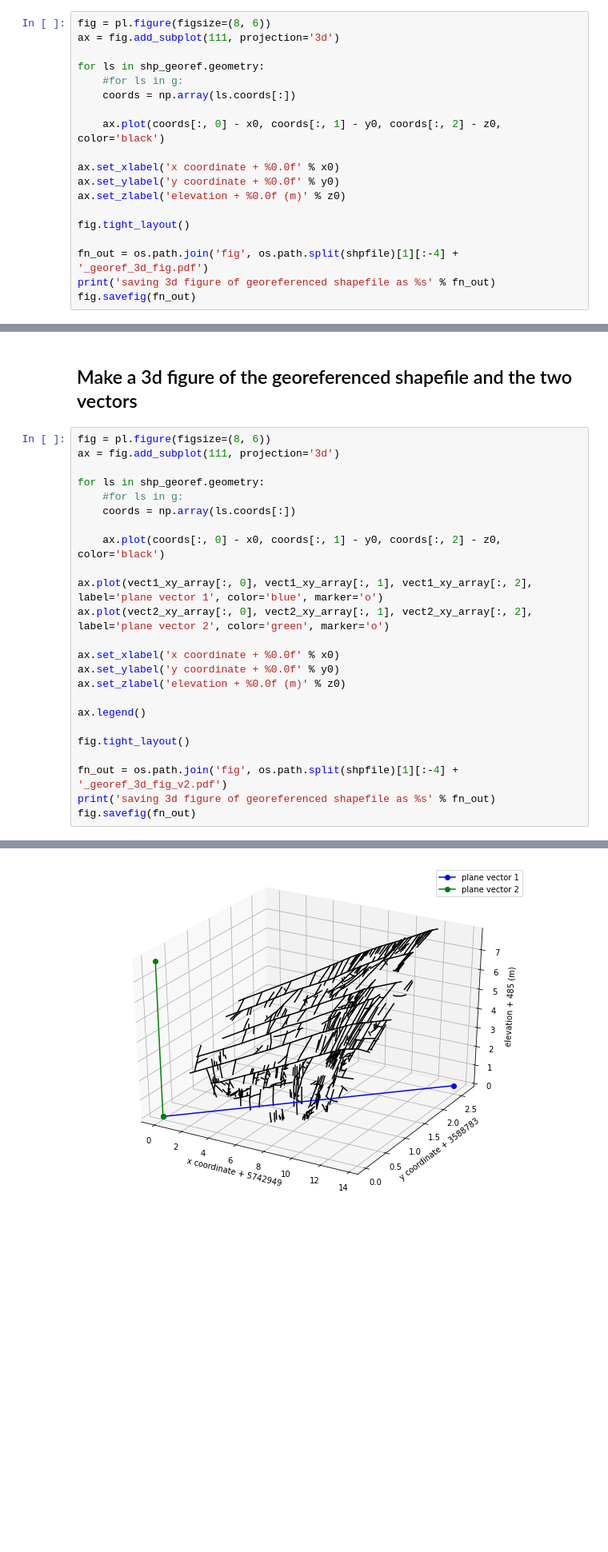
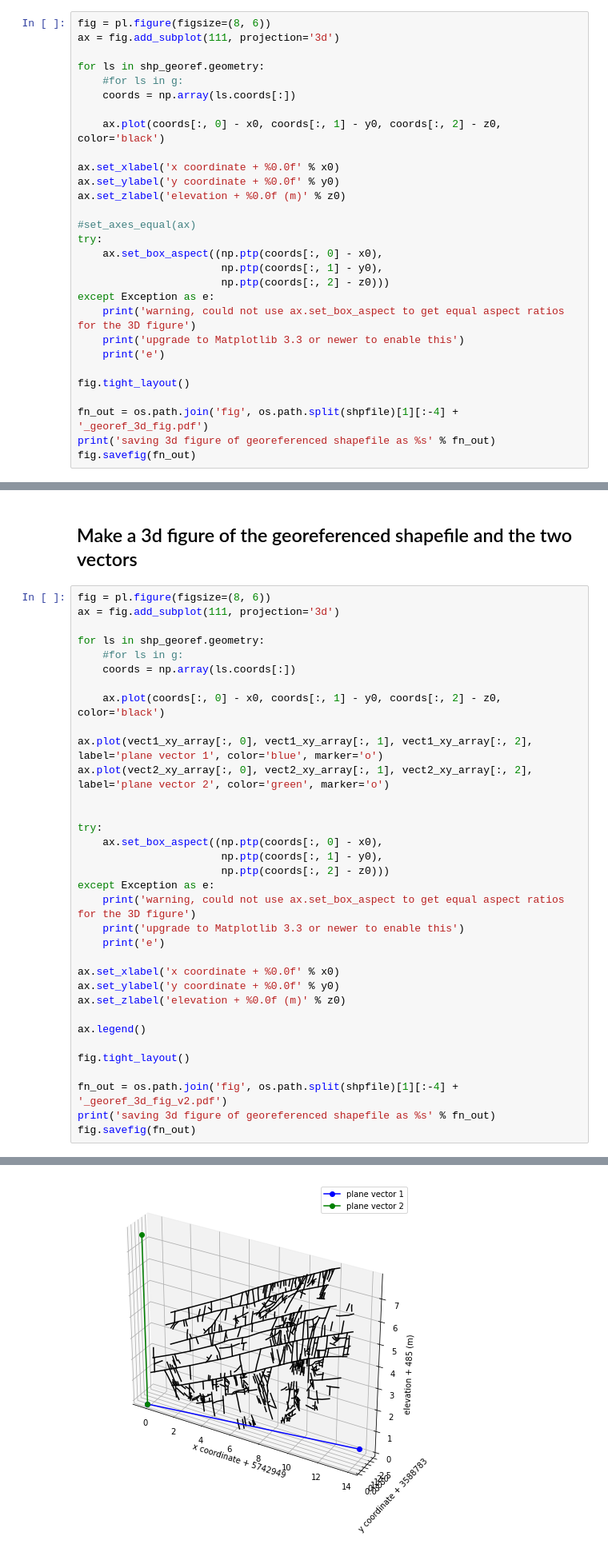
Before and after one commit to ElcoLuijendijk/georef_fracture_traces, a Jupyter notebook: georef_fracture_traces.ipynb, the cells around one changed output, grey strips where cells are left out. Shown: that part at 80% size. Saved outputs shown, nothing was run; the diff lists cells and outputs as text; blank space fills up the shorter version.

```diff
--- a/georef_fracture_traces.ipynb
+++ b/georef_fracture_traces.ipynb
@@ -493,6 +466,16 @@ ax.set_xlabel('x coordinate + %0.0f' % x0)
 ax.set_ylabel('y coordinate + %0.0f' % y0)
 ax.set_zlabel('elevation + %0.0f (m)' % z0)
 
+#set_axes_equal(ax)
+try:
+    ax.set_box_aspect((np.ptp(coords[:, 0] - x0),
+                       np.ptp(coords[:, 1] - y0),
+                       np.ptp(coords[:, 2] - z0)))
+except Exception as e:
+    print('warning, could not use ax.set_box_aspect to get equal aspect ratios for the 3D figure')
+    print('upgrade to Matplotlib 3.3 or newer to enable this')
+    print('e')
+
 fig.tight_layout()
 
 fn_out = os.path.join('fig', os.path.split(shpfile)[1][:-4] + '_georef_3d_fig.pdf')
@@ -700,30 +691,40 @@ vect2 = shapely.geometry.LineString(vect2_xy)
 # %%
 fig = pl.figure(figsize=(8, 6))
 ax = fig.add_subplot(111, projection='3d')
 
 for ls in shp_georef.geometry:
     #for ls in g:
     coords = np.array(ls.coords[:])
 
     ax.plot(coords[:, 0] - x0, coords[:, 1] - y0, coords[:, 2] - z0, color='black')
 
 ax.plot(vect1_xy_array[:, 0], vect1_xy_array[:, 1], vect1_xy_array[:, 2], label='plane vector 1', color='blue', marker='o')
 ax.plot(vect2_xy_array[:, 0], vect2_xy_array[:, 1], vect2_xy_array[:, 2], label='plane vector 2', color='green', marker='o')
 
+
+try:
+    ax.set_box_aspect((np.ptp(coords[:, 0] - x0),
+                       np.ptp(coords[:, 1] - y0),
+                       np.ptp(coords[:, 2] - z0)))
+except Exception as e:
+    print('warning, could not use ax.set_box_aspect to get equal aspect ratios for the 3D figure')
+    print('upgrade to Matplotlib 3.3 or newer to enable this')
+    print('e')
+
 ax.set_xlabel('x coordinate + %0.0f' % x0)
 ax.set_ylabel('y coordinate + %0.0f' % y0)
 ax.set_zlabel('elevation + %0.0f (m)' % z0)
 
 ax.legend()
 
 fig.tight_layout()
 
 fn_out = os.path.join('fig', os.path.split(shpfile)[1][:-4] + '_georef_3d_fig_v2.pdf')
 print('saving 3d figure of georeferenced shapefile as %s' % fn_out)
 fig.savefig(fn_out)
 # %% [output]
 saving 3d figure of georeferenced shapefile as fig/fractures_georef_3d_fig_v2.pdf
-[figure, old version]
+[figure, new version]
 # %% [markdown]
 ## Projection onto a plane using shapely
 
```
Also changed, not shown: parts of 10 cells of this notebook, 12 other files.
